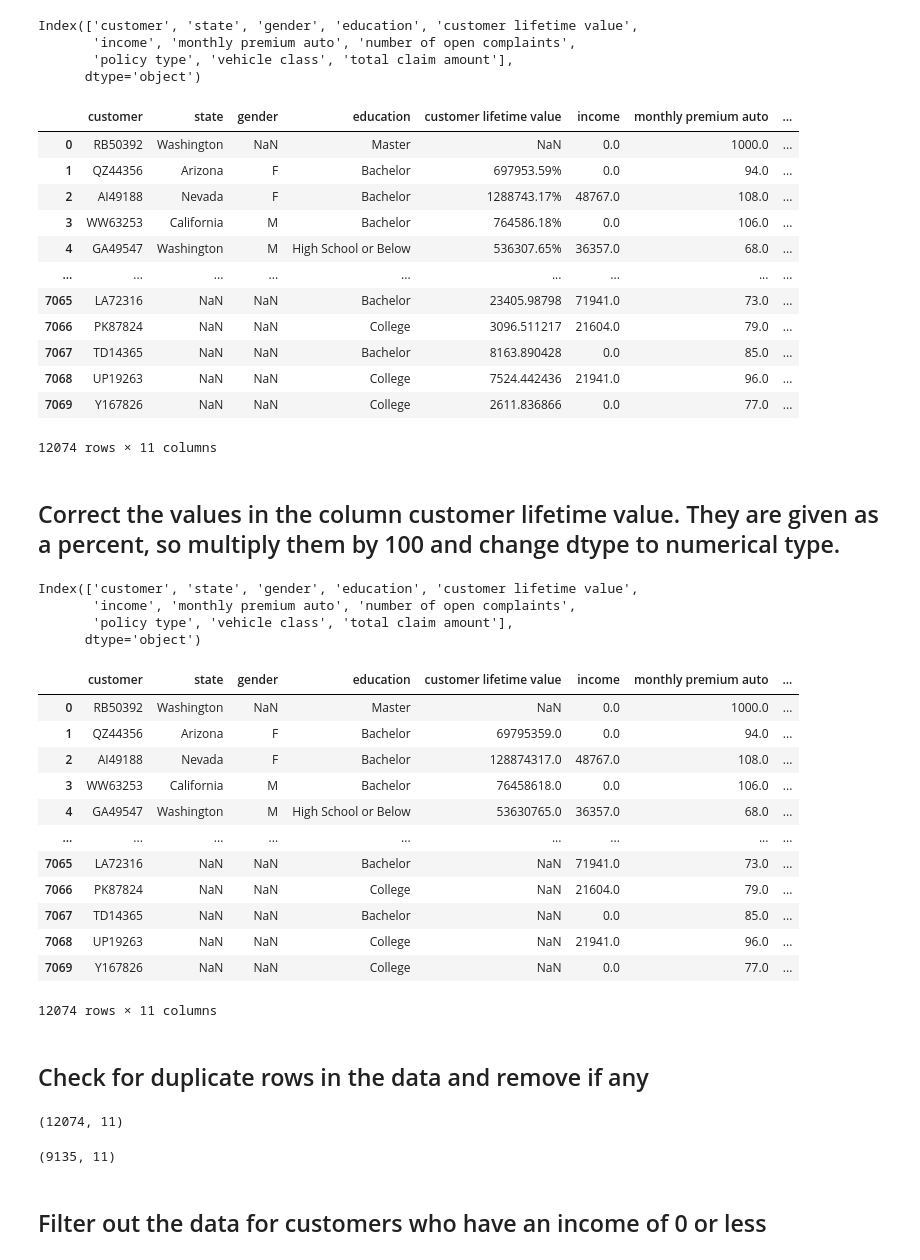
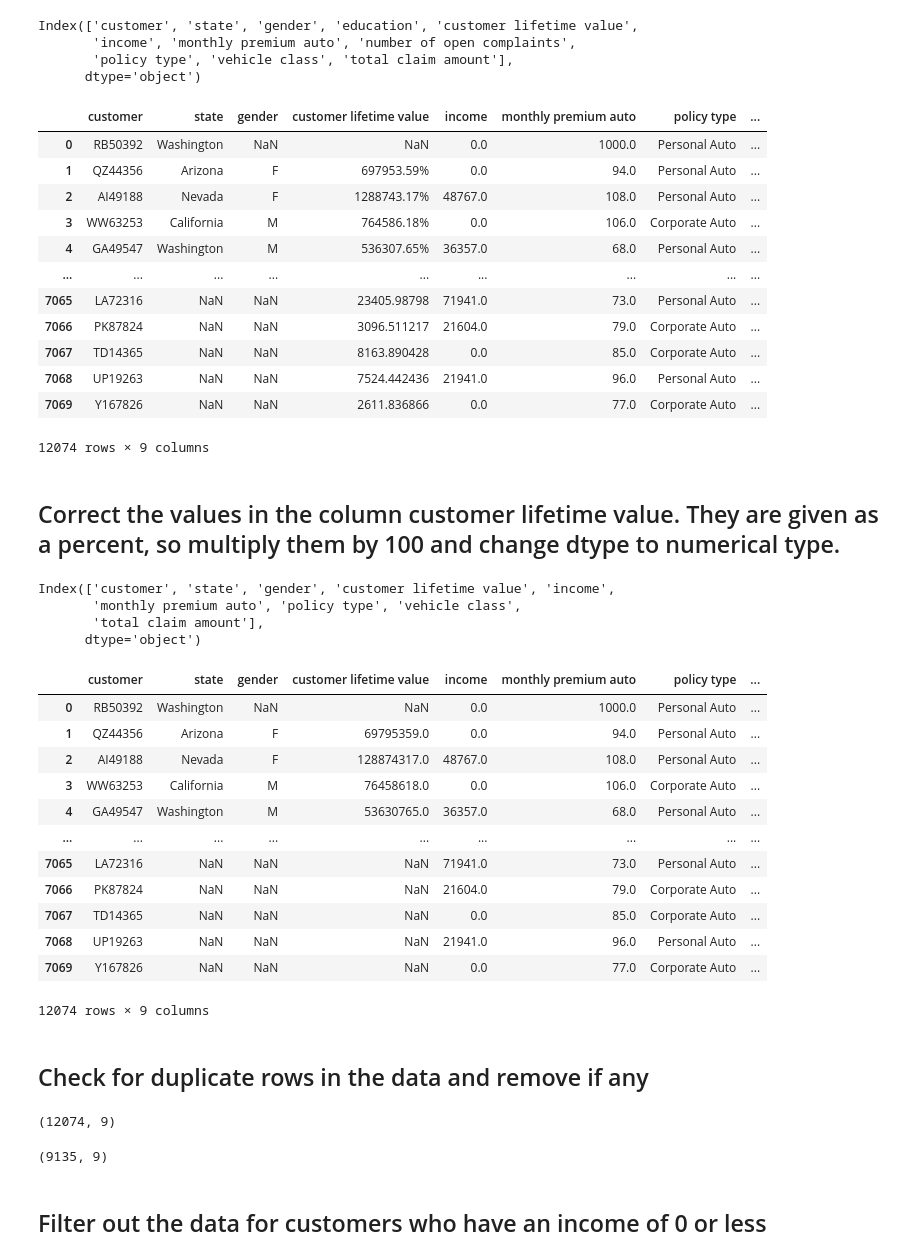
Before and after one commit to Jesus-Almansa/lab-customer-analysis-round-1, a Jupyter notebook: files_for_lab/csv_files/customer_analysis_round1.ipynb, the cells around one changed output. Cells and saved outputs as stored; diff of their text form; code cells hidden in the pictures.

```diff
--- a/files_for_lab/csv_files/customer_analysis_round1.ipynb
+++ b/files_for_lab/csv_files/customer_analysis_round1.ipynb
@@ -96,31 +96,31 @@ Index(['customer', 'state', 'gender', 'education', 'customer lifetime value',
        'policy type', 'vehicle class', 'total claim amount'],
       dtype='object')
 # %%
-# df0.drop(['education'], axis=1, inplace=True)
-# df0.drop(['number of open complaints'], axis=1, inplace=True)
+df0.drop(['education'], axis=1, inplace=True)
+df0.drop(['number of open complaints'], axis=1, inplace=True)
 df0
 # %% [output]
-|  | customer | state | gender | education | customer lifetime value | income | monthly premium auto | ... |
-| 0 | RB50392 | Washington | NaN | Master | NaN | 0.0 | 1000.0 | ... |
-| 1 | QZ44356 | Arizona | F | Bachelor | 697953.59% | 0.0 | 94.0 | ... |
-| 2 | AI49188 | Nevada | F | Bachelor | 1288743.17% | 48767.0 | 108.0 | ... |
-| 3 | WW63253 | California | M | Bachelor | 764586.18% | 0.0 | 106.0 | ... |
-| 4 | GA49547 | Washington | M | High School or Below | 536307.65% | 36357.0 | 68.0 | ... |
+|  | customer | state | gender | customer lifetime value | income | monthly premium auto | policy type | ... |
+| 0 | RB50392 | Washington | NaN | NaN | 0.0 | 1000.0 | Personal Auto | ... |
+| 1 | QZ44356 | Arizona | F | 697953.59% | 0.0 | 94.0 | Personal Auto | ... |
+| 2 | AI49188 | Nevada | F | 1288743.17% | 48767.0 | 108.0 | Personal Auto | ... |
+| 3 | WW63253 | California | M | 764586.18% | 0.0 | 106.0 | Corporate Auto | ... |
+| 4 | GA49547 | Washington | M | 536307.65% | 36357.0 | 68.0 | Personal Auto | ... |
 | ... | ... | ... | ... | ... | ... | ... | ... | ... |
-| 7065 | LA72316 | NaN | NaN | Bachelor | 23405.98798 | 71941.0 | 73.0 | ... |
-| 7066 | PK87824 | NaN | NaN | College | 3096.511217 | 21604.0 | 79.0 | ... |
-| 7067 | TD14365 | NaN | NaN | Bachelor | 8163.890428 | 0.0 | 85.0 | ... |
-| 7068 | UP19263 | NaN | NaN | College | 7524.442436 | 21941.0 | 96.0 | ... |
-| 7069 | Y167826 | NaN | NaN | College | 2611.836866 | 0.0 | 77.0 | ... |
+| 7065 | LA72316 | NaN | NaN | 23405.98798 | 71941.0 | 73.0 | Personal Auto | ... |
+| 7066 | PK87824 | NaN | NaN | 3096.511217 | 21604.0 | 79.0 | Corporate Auto | ... |
+| 7067 | TD14365 | NaN | NaN | 8163.890428 | 0.0 | 85.0 | Corporate Auto | ... |
+| 7068 | UP19263 | NaN | NaN | 7524.442436 | 21941.0 | 96.0 | Personal Auto | ... |
+| 7069 | Y167826 | NaN | NaN | 2611.836866 | 0.0 | 77.0 | Corporate Auto | ... |
-12074 rows × 11 columns
+12074 rows × 9 columns
 # %% [markdown]
 ## Correct the values in the column customer lifetime value. They are given as a percent, so multiply them by 100 and change dtype to numerical type.
 # %%
 df0.columns
 # %% [output]
-Index(['customer', 'state', 'gender', 'education', 'customer lifetime value',
-       'income', 'monthly premium auto', 'number of open complaints',
-       'policy type', 'vehicle class', 'total claim amount'],
+Index(['customer', 'state', 'gender', 'customer lifetime value', 'income',
+       'monthly premium auto', 'policy type', 'vehicle class',
+       'total claim amount'],
       dtype='object')
 # %%
 # We remove the & symbol
@@ -131,30 +131,30 @@ df0['customer lifetime value'] =  pd.to_numeric(df0['customer lifetime value'],
 df0['customer lifetime value'] = list((map(lambda x: np.dot(x,100), df0['customer lifetime value'])))
 df0
 # %% [output]
-|  | customer | state | gender | education | customer lifetime value | income | monthly premium auto | ... |
-| 0 | RB50392 | Washington | NaN | Master | NaN | 0.0 | 1000.0 | ... |
-| 1 | QZ44356 | Arizona | F | Bachelor | 69795359.0 | 0.0 | 94.0 | ... |
-| 2 | AI49188 | Nevada | F | Bachelor | 128874317.0 | 48767.0 | 108.0 | ... |
-| 3 | WW63253 | California | M | Bachelor | 76458618.0 | 0.0 | 106.0 | ... |
-| 4 | GA49547 | Washington | M | High School or Below | 53630765.0 | 36357.0 | 68.0 | ... |
+|  | customer | state | gender | customer lifetime value | income | monthly premium auto | policy type | ... |
+| 0 | RB50392 | Washington | NaN | NaN | 0.0 | 1000.0 | Personal Auto | ... |
+| 1 | QZ44356 | Arizona | F | 69795359.0 | 0.0 | 94.0 | Personal Auto | ... |
+| 2 | AI49188 | Nevada | F | 128874317.0 | 48767.0 | 108.0 | Personal Auto | ... |
+| 3 | WW63253 | California | M | 76458618.0 | 0.0 | 106.0 | Corporate Auto | ... |
+| 4 | GA49547 | Washington | M | 53630765.0 | 36357.0 | 68.0 | Personal Auto | ... |
 | ... | ... | ... | ... | ... | ... | ... | ... | ... |
-| 7065 | LA72316 | NaN | NaN | Bachelor | NaN | 71941.0 | 73.0 | ... |
-| 7066 | PK87824 | NaN | NaN | College | NaN | 21604.0 | 79.0 | ... |
-| 7067 | TD14365 | NaN | NaN | Bachelor | NaN | 0.0 | 85.0 | ... |
-| 7068 | UP19263 | NaN | NaN | College | NaN | 21941.0 | 96.0 | ... |
-| 7069 | Y167826 | NaN | NaN | College | NaN | 0.0 | 77.0 | ... |
+| 7065 | LA72316 | NaN | NaN | NaN | 71941.0 | 73.0 | Personal Auto | ... |
+| 7066 | PK87824 | NaN | NaN | NaN | 21604.0 | 79.0 | Corporate Auto | ... |
+| 7067 | TD14365 | NaN | NaN | NaN | 0.0 | 85.0 | Corporate Auto | ... |
+| 7068 | UP19263 | NaN | NaN | NaN | 21941.0 | 96.0 | Personal Auto | ... |
+| 7069 | Y167826 | NaN | NaN | NaN | 0.0 | 77.0 | Corporate Auto | ... |
-12074 rows × 11 columns
+12074 rows × 9 columns
 # %% [markdown]
 ## Check for duplicate rows in the data and remove if any
 # %%
 df0.shape
 # %% [output]
-(12074, 11)
+(12074, 9)
 # %%
 df0.drop_duplicates(inplace=True)
 df0.shape
 # %% [output]
-(9135, 11)
+(9135, 9)
 # %% [markdown]
 ## Filter out the data for customers who have an income of 0 or less
 # %%
```
Also changed, not shown: parts of 3 cells of this notebook.
